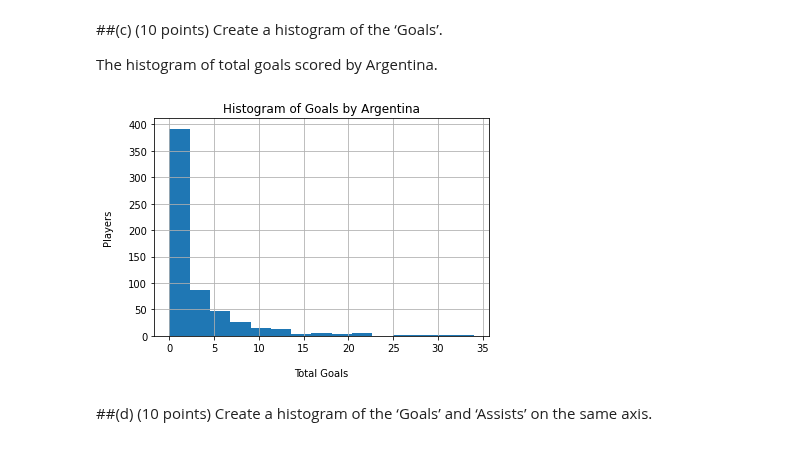
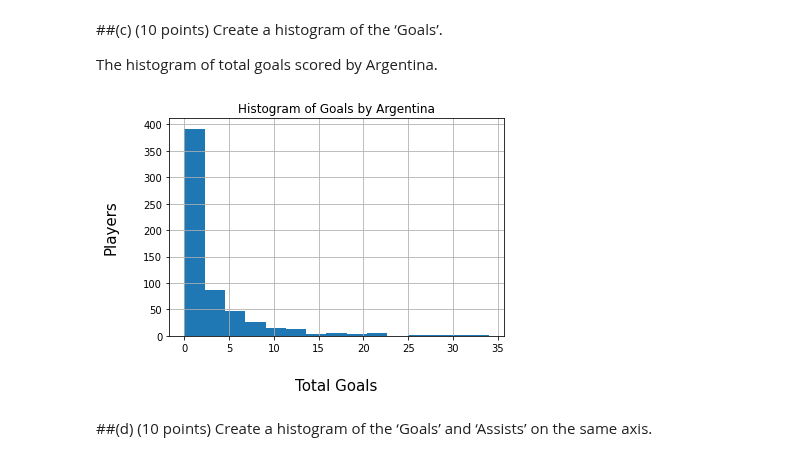
Before and after one commit to Nissun662/Data-Visual, a Jupyter notebook: Exam3.ipynb, the cells around one changed output. Cells and saved outputs as stored; diff of their text form; code cells hidden in the pictures.

```diff
--- a/Exam3.ipynb
+++ b/Exam3.ipynb
@@ -96,10 +96,10 @@ The histogram of total goals scored by Argentina.
 # %%
 ax = df.Goals.hist(bins = 15)
 ax.set(title = "Histogram of Goals by Argentina")
-ax.set_xlabel("Total Goals", labelpad=15, size=10)
-ax.set_ylabel("Players", labelpad=15, size=10)
+ax.set_xlabel("Total Goals", labelpad=25, size=15)
+ax.set_ylabel("Players", labelpad=25, size=15)
 plt.show()
 # %% [output]
-[figure, old version]
+[figure, new version]
 # %% [markdown]
 ##(d) (10 points) Create a histogram of the ‘Goals’ and ‘Assists’ on the same axis.
```
Also changed, not shown: parts of 6 cells of this notebook.
